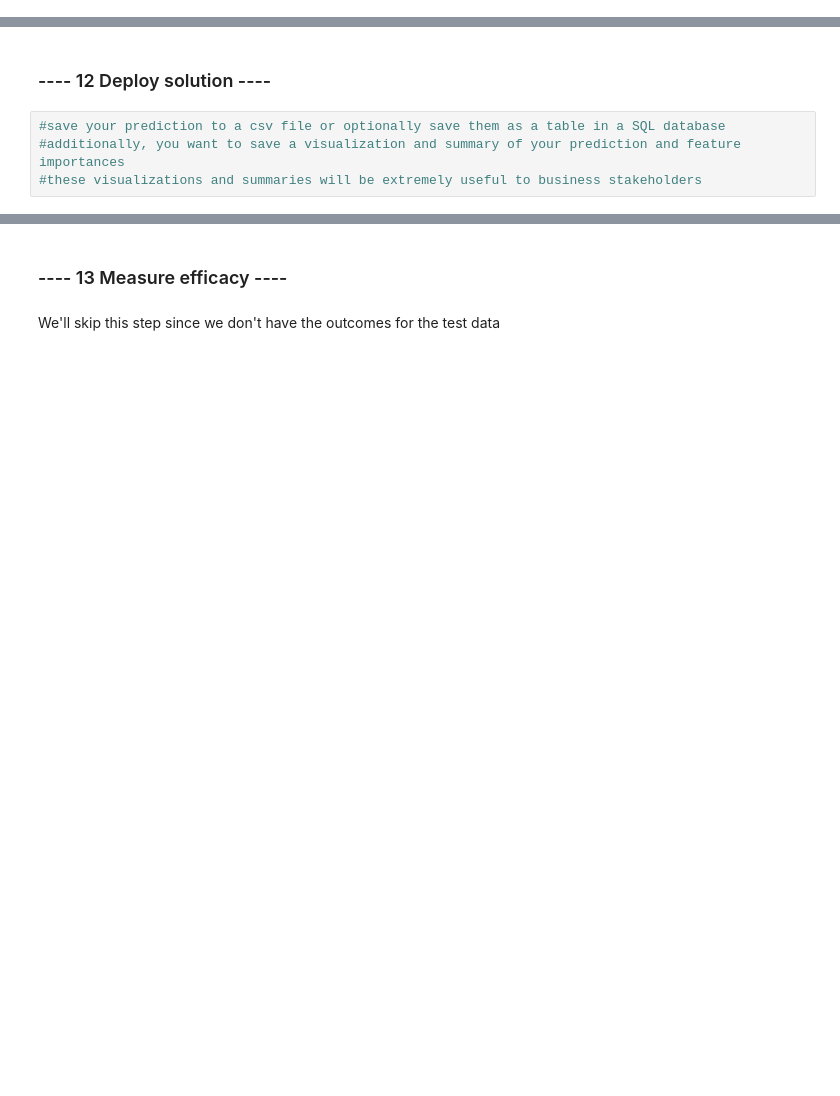
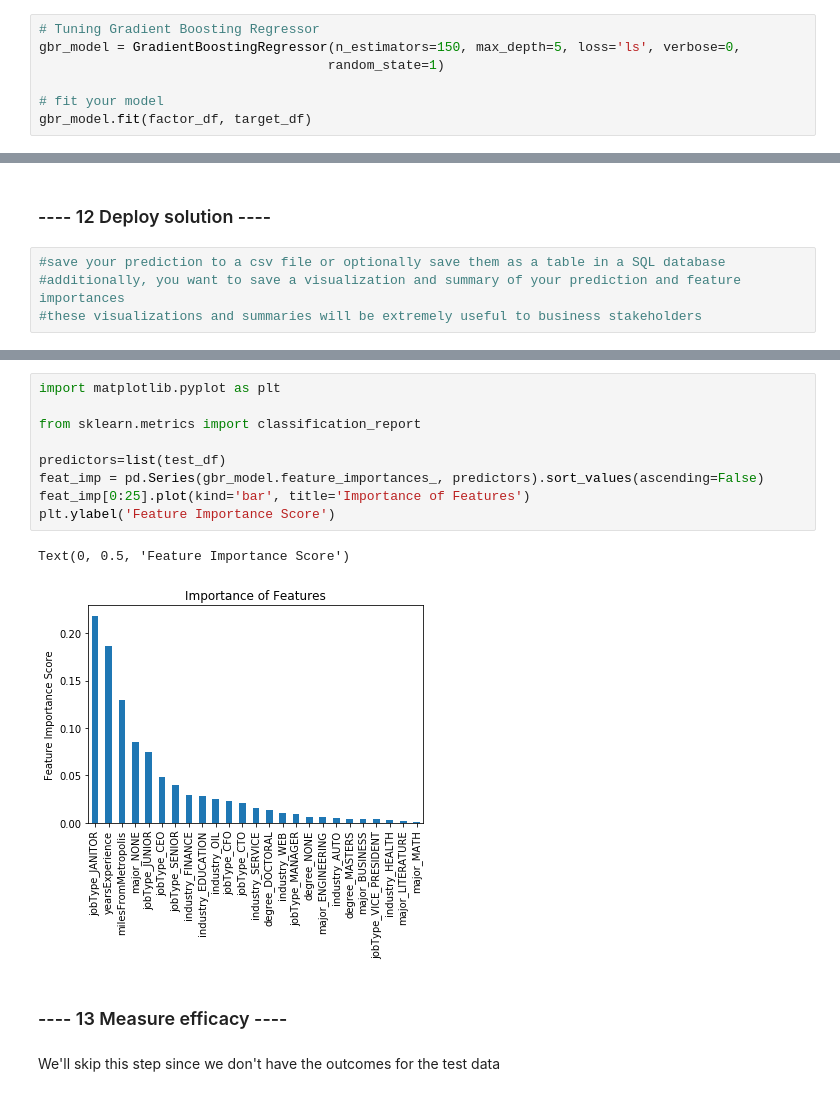
Before and after one commit to kartikathale/salarypredictionportfolio, a Jupyter notebook: Salary Prediction Notebook.ipynb, the cells around one changed output, grey strips where cells are left out. Drawn from its saved outputs; the diff is of its cells as text; blank space fills up the shorter version.

```diff
--- a/Salary Prediction Notebook.ipynb
+++ b/Salary Prediction Notebook.ipynb
@@ -477,0 +563,7 @@ print(mean_squared_error(val_y, rf_predict))
+# %%
+# Tuning Gradient Boosting Regressor
+gbr_model = GradientBoostingRegressor(n_estimators=150, max_depth=5, loss='ls', verbose=0,
+                                     random_state=1)
+
+# fit your model
+gbr_model.fit(factor_df, target_df)
@@ -484,3 +594,15 @@ print(mean_squared_error(val_y, rf_predict))
+# %%
+import matplotlib.pyplot as plt
+
+from sklearn.metrics import classification_report
+
+predictors=list(test_df)
+feat_imp = pd.Series(gbr_model.feature_importances_, predictors).sort_values(ascending=False)
+feat_imp[0:25].plot(kind='bar', title='Importance of Features')
+plt.ylabel('Feature Importance Score')
+# %% [output]
+Text(0, 0.5, 'Feature Importance Score')
+[figure, added]
 # %% [markdown]
 ### ---- 13 Measure efficacy ----
 # %% [markdown]
```
Also changed, not shown: parts of 12 cells of this notebook.
